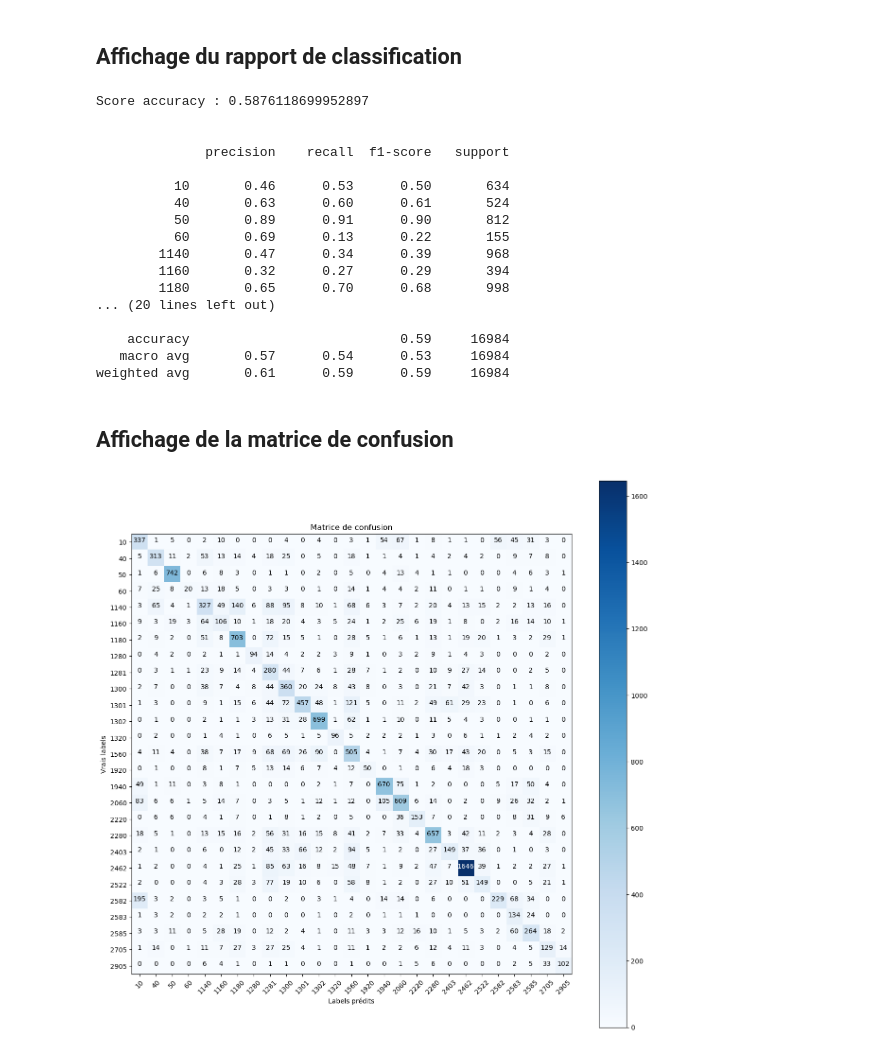
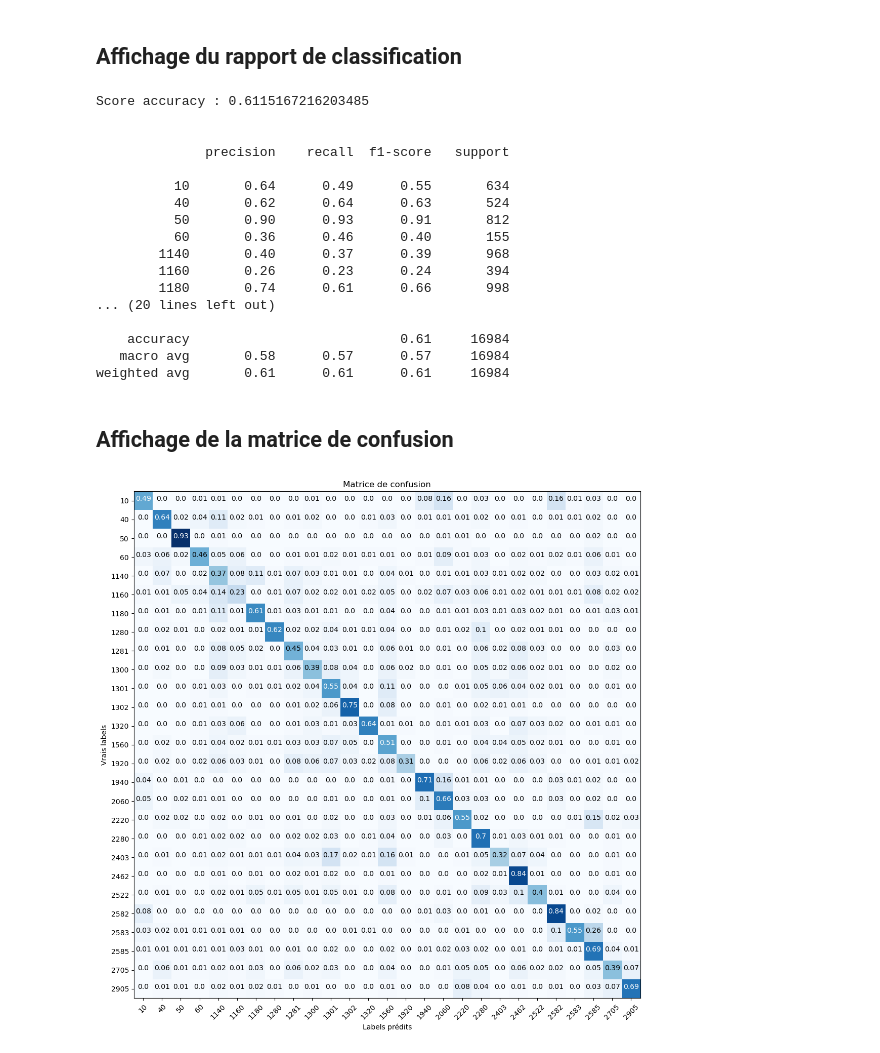
Before and after one commit to JoffreyLGT/Rakuten-products-classification, a Jupyter notebook: notebooks/cnn_mobilenet.ipynb, the cells around one changed output. Drawn from its saved outputs; the diff is of its cells as text; code cells hidden in the pictures.

Commit message:
Update cnn_mobilenet with the data used in the modeling report

```diff
--- a/notebooks/cnn_mobilenet.ipynb
+++ b/notebooks/cnn_mobilenet.ipynb
@@ -143,9 +158,10 @@ test_ds = tf.keras.utils.image_dataset_from_directory(
 
 if DO_DATA_AUGMENTATION:
     data_augmentation = tf.keras.Sequential([
-      layers.RandomFlip("horizontal_and_vertical"),
-      layers.RandomRotation(0.2),
-      layers.RandomTranslation(height_factor=(-0.2, 0.3), width_factor =(-0.2, 0.3))
+        layers.RandomFlip("horizontal_and_vertical"),
+        layers.RandomRotation(0.2),
+        layers.RandomTranslation(
+            height_factor=(-0.2, 0.3), width_factor=(-0.2, 0.3))
     ])
 else:
     data_augmentation = tf.keras.Sequential([])
@@ -237,0 +273,7 @@ hist = model.fit(
+# %%
+model.fit(
+    train_ds.repeat(),
+    epochs=100, steps_per_epoch=steps_per_epoch,
+    validation_data=val_ds.repeat(),
+    validation_steps=validation_steps,
+    callbacks=cp_callbacks)
@@ -294,10 +353,11 @@ import numpy as np
 from IPython.display import clear_output
 
 predictions = np.array([])
-labels =  np.array([])
+labels = np.array([])
 for x, y in test_ds:
-  predictions = np.concatenate([predictions, np.argmax(model.predict(x, verbose=0), axis = -1)])
-  labels = np.concatenate([labels, np.argmax(y.numpy(), axis=-1)])
+    predictions = np.concatenate(
+        [predictions, np.argmax(model.predict(x, verbose=0), axis=-1)])
+    labels = np.concatenate([labels, np.argmax(y.numpy(), axis=-1)])
 
 clear_output(wait=True)
 print("Done")
@@ -313,54 +373,55 @@ prdtypecodes = sorted([int(x) for x in os.listdir(TEST_DIR)])
 test_labels = [prdtypecodes[int(i)] for i in labels]
 predictions_labels = [prdtypecodes[int(i)] for i in predictions]
 
-print("Score accuracy :", metrics.accuracy_score(test_labels, predictions_labels), "\n\n")
+print("Score accuracy :", metrics.accuracy_score(
+    test_labels, predictions_labels), "\n\n")
 print(metrics.classification_report(test_labels, predictions_labels))
 # %% [output]
-Score accuracy : 0.5876118699952897
+Score accuracy : 0.6115167216203485
 
 
               precision    recall  f1-score   support
 
-          10       0.46      0.53      0.50       634
-          40       0.63      0.60      0.61       524
-          50       0.89      0.91      0.90       812
-          60       0.69      0.13      0.22       155
-        1140       0.47      0.34      0.39       968
-        1160       0.32      0.27      0.29       394
-        1180       0.65      0.70      0.68       998
+          10       0.64      0.49      0.55       634
+          40       0.62      0.64      0.63       524
+          50       0.90      0.93      0.91       812
+          60       0.36      0.46      0.40       155
+        1140       0.40      0.37      0.39       968
+        1160       0.26      0.23      0.24       394
+        1180       0.74      0.61      0.66       998
 ... (20 lines left out)
 
-    accuracy                           0.59     16984
-   macro avg       0.57      0.54      0.53     16984
-weighted avg       0.61      0.59      0.59     16984
+    accuracy                           0.61     16984
+   macro avg       0.58      0.57      0.57     16984
+weighted avg       0.61      0.61      0.61     16984
 # %% [markdown]
 ## Affichage de la matrice de confusion
 # %%
 import itertools
 from matplotlib import pyplot as plt
 
 
-cnf_matrix = metrics.confusion_matrix(test_labels, predictions_labels)
+cnf_matrix = np.round(metrics.confusion_matrix(
+    test_labels, predictions_labels, normalize="true"), 2)
 
 classes = range(0, NO_OF_OUTPUT_CLASSES)
 
-plt.figure(figsize=(15,15))
+plt.figure(figsize=(13, 13))
 
-plt.imshow(cnf_matrix, interpolation='nearest',cmap='Blues')
+plt.imshow(cnf_matrix, interpolation='nearest', cmap='Blues')
 plt.title("Matrice de confusion")
-plt.colorbar()
 tick_marks = classes
 plt.xticks(tick_marks, prdtypecodes)
 plt.yticks(tick_marks, prdtypecodes)
 
 for i, j in itertools.product(range(cnf_matrix.shape[0]), range(cnf_matrix.shape[1])):
     plt.text(j, i, cnf_matrix[i, j],
              horizontalalignment="center",
-             color="white" if cnf_matrix[i, j] > ( cnf_matrix.max() / 2) else "black")
+             color="white" if cnf_matrix[i, j] > (cnf_matrix.max() / 2) else "black")
 
 plt.ylabel('Vrais labels')
 plt.xlabel('Labels prédits')
 plt.xticks(rotation=45)
 plt.show()
 # %% [output]
-[figure, old version]
+[figure, new version]
```
Also changed, not shown: parts of 7 cells of this notebook.
